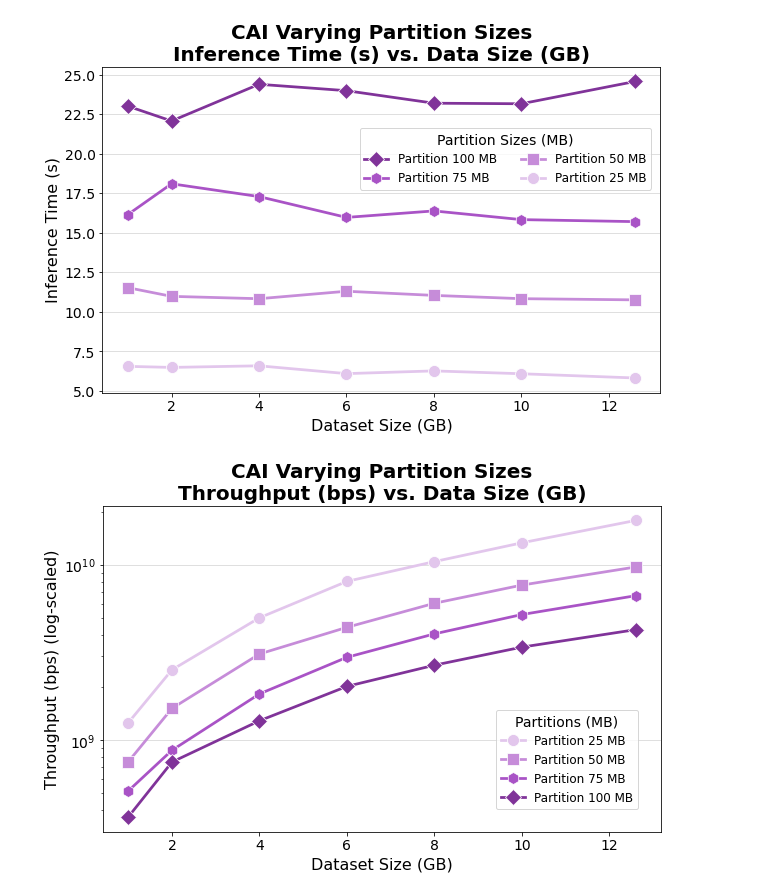
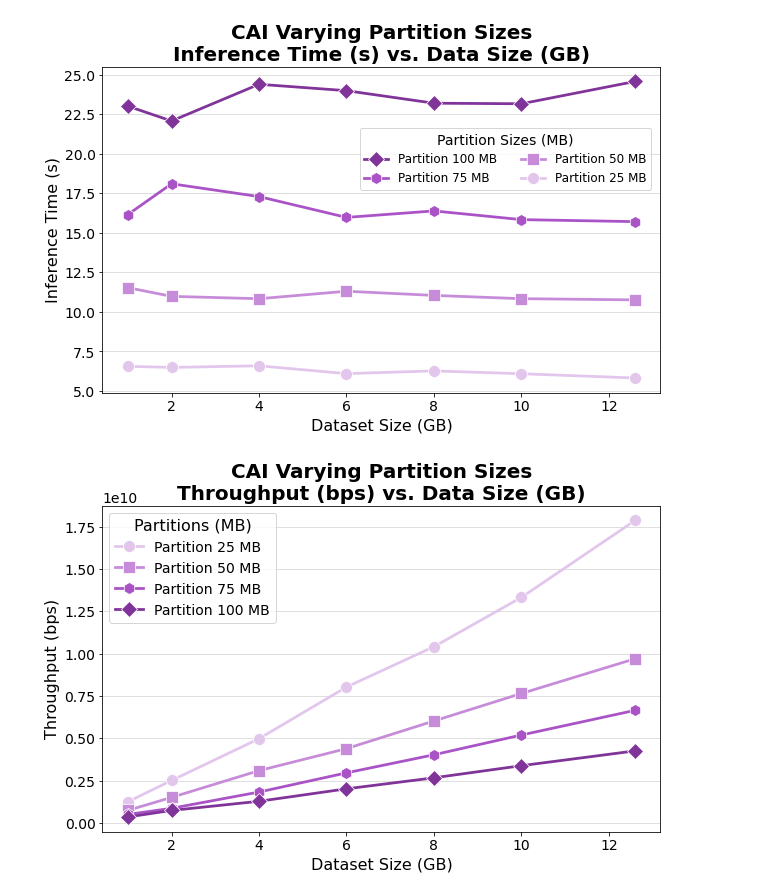
Before and after one commit to mstaylor/AI-for-Astronomy, a Jupyter notebook: code/Anomaly Detection/Plots/CosmicAIPlots.ipynb, the cells around one changed output. Saved outputs shown, nothing was run; the diff lists cells and outputs as text; code cells hidden in the pictures.

Commit message:
update throughput calculation

```diff
--- a/code/Anomaly Detection/Plots/CosmicAIPlots.ipynb
+++ b/code/Anomaly Detection/Plots/CosmicAIPlots.ipynb
@@ -429,9 +429,14 @@ plt.savefig("batchsize_throughput.png")
 # %% [output]
 [figure]
 # %%
-df = pd.read_csv('result_stats.csv')
+df = pd.read_csv('../../../aws/results/result_stats.csv')
 data_sizes = ['1GB', '2GB', '4GB', '6GB', '8GB','10GB', 'total']
 data_sizes_num = [1, 2, 4, 6, 8, 10, 12.6]
+
+# Base purple RGB color
+base_purple = (0.5, 0.2, 0.6)
+markers = ['o', 's', 'h', 'D']
+
 df.head(3)
 # %% [output]
 |  | partition(MB) | data(GB) | run | total_cpu_time (seconds) | total_cpu_memory (MB) | throughput_bps |
@@ -541,6 +542,7 @@ plt.savefig("cai_inference_time.jpg", dpi=200)
 import numpy as np
 import colorsys
 from matplotlib.ticker import FuncFormatter
+import seaborn as sns
 
 # Base purple RGB color
 base_purple = (0.5, 0.2, 0.6)
@@ -583,68 +585,43 @@ for index, (partition, color) in enumerate(partition_color_map.items()):
     )
 
 # Set log scale for y-axis
-plt.yscale('log')
+# plt.yscale('log')
 
 # Custom formatter for y-axis labels to ensure consistent font size
 def y_axis_formatter(value, tick_number):
     return f"{value:.1e}"
 
 # plt.gca().yaxis.set_major_formatter(FuncFormatter(y_axis_formatter))
 plt.tick_params(axis='both', which='major', labelsize=14)  # Increase tick label font size
 
 # Increase the font size of scientific notation (e.g., 1E10)
 plt.gca().yaxis.get_offset_text().set_fontsize(14)
 
 plt.xlabel('Dataset Size (GB)', fontsize=16)
-plt.ylabel('Throughput (bps) (log-scaled)', fontsize=16)
+plt.ylabel('Throughput (bps)', fontsize=16)
 plt.title(
     "CAI Varying Partition Sizes\nThroughput (bps) vs. Data Size (GB)",
     fontsize=20,
     fontweight='bold'
 )
 
-# Annotate labels at Batch Size = 400
-target_x = 400
-for line, label in zip(plt.gca().get_lines(), partition_color_map.keys()):
-    x_data = line.get_xdata()
-    y_data = line.get_ydata()
-
-    # Interpolate y-value at target_x
-    if target_x in x_data:
-        y_at_target = y_data[np.where(x_data == target_x)[0][0]]
-    else:
-        y_at_target = np.interp(target_x, x_data, y_data)
-
-    # Add annotation
-    plt.annotate(
-        f'{label} MB',
-        xy=(target_x, y_at_target),
-        xytext=(0, -10),
-        textcoords='offset points',
-        fontsize=14,
-        color=line.get_color(),
-        weight='bold',
-        ha='center',
-        va='top',
-    )
-
 # Reverse the legend order and move it to the bottom-right
 handles, labels = plt.gca().get_legend_handles_labels()
 plt.legend(
     #handles=handles[::-1],  # Reverse the order of handles
     #labels=labels[::-1],    # Reverse the order of labels
-    fontsize=12,
+    fontsize=14,
     title='Partitions (MB)',
-    title_fontsize=14,
-    loc='lower right',  # Position the legend in the bottom-right corner
-    bbox_to_anchor=(.97, 0.05),  # Adjust the legend position with bbox_to_anchor,
+    title_fontsize=16,
+    loc='upper left',  # Position the legend in the bottom-right corner
+    # bbox_to_anchor=(.97, 0.05),  # Adjust the legend position with bbox_to_anchor,
     # ncol=2
 )
 
 # Add horizontal grid lines only
 plt.grid(axis='y', color='gray', linewidth=0.5, alpha=0.5)
 
 # Save the figure
 plt.savefig("cai_throughput.jpg", dpi=200)
 # %% [output]
-[figure, old version]
+[figure, new version]
```
Also changed, not shown: parts of 1 cell of this notebook, 57 other files.
